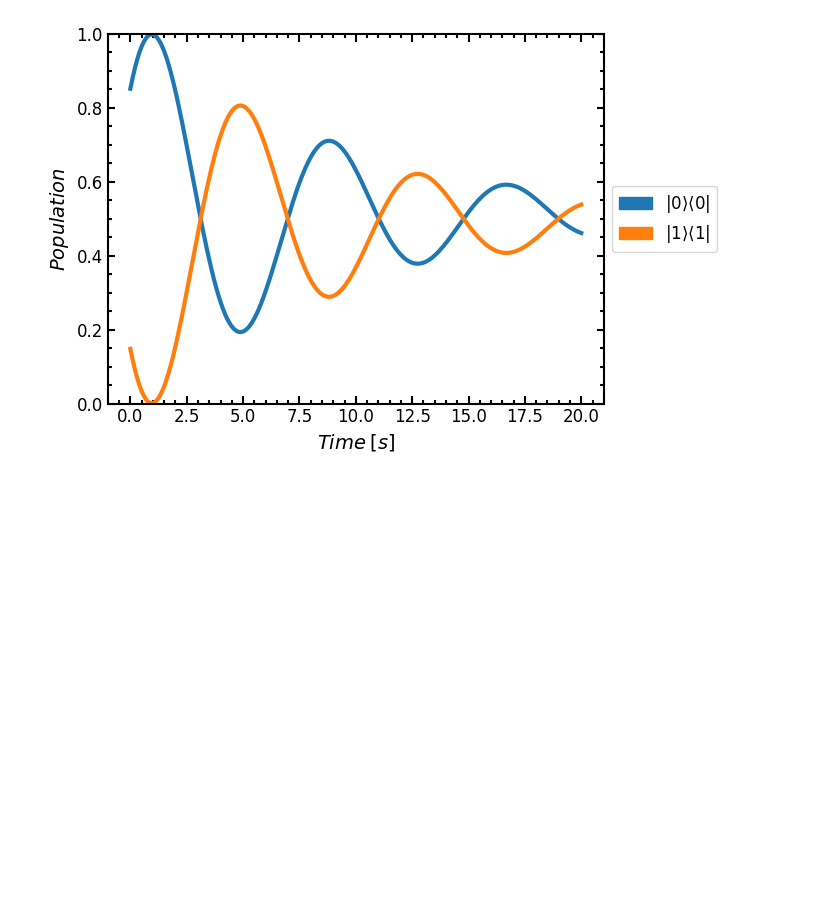
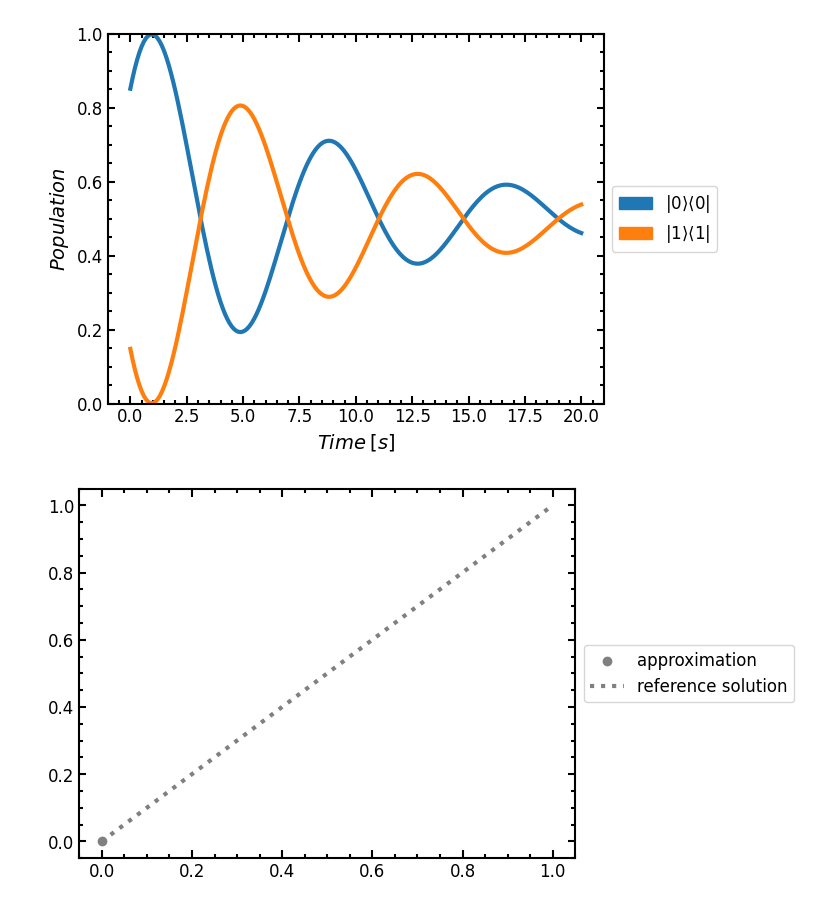
Before and after one commit to davidvrchen/quantum-channel-approximation, a Jupyter notebook: report/open-vs-closed.ipynb, the cells around one changed output. Drawn from its saved outputs; the diff is of its cells as text; code cells hidden in the pictures; blank space fills up the shorter version.

```diff
--- a/report/open-vs-closed.ipynb
+++ b/report/open-vs-closed.ipynb
@@ -73,3 +55,10 @@ lgd = plt.gca().legend(handles=legend_comp(1), loc="center left", bbox_to_anchor
 plt.savefig("example-open.pdf", bbox_extra_artists=(lgd,), bbox_inches="tight")
 # %% [output]
 [figure]
+# %%
+plt.scatter(0, 0 , c="gray", label="approximation")
+plt.plot((0, 1), (0, 1), ":", c="gray", label="reference solution")
+lgd = plt.legend(loc="center left", bbox_to_anchor=(1, 0.5))
+plt.savefig("legend.pdf", bbox_extra_artists=(lgd,), bbox_inches="tight")
+# %% [output]
+[figure, added]
```
Also changed, not shown: parts of 1 cell of this notebook, 5 other files.
